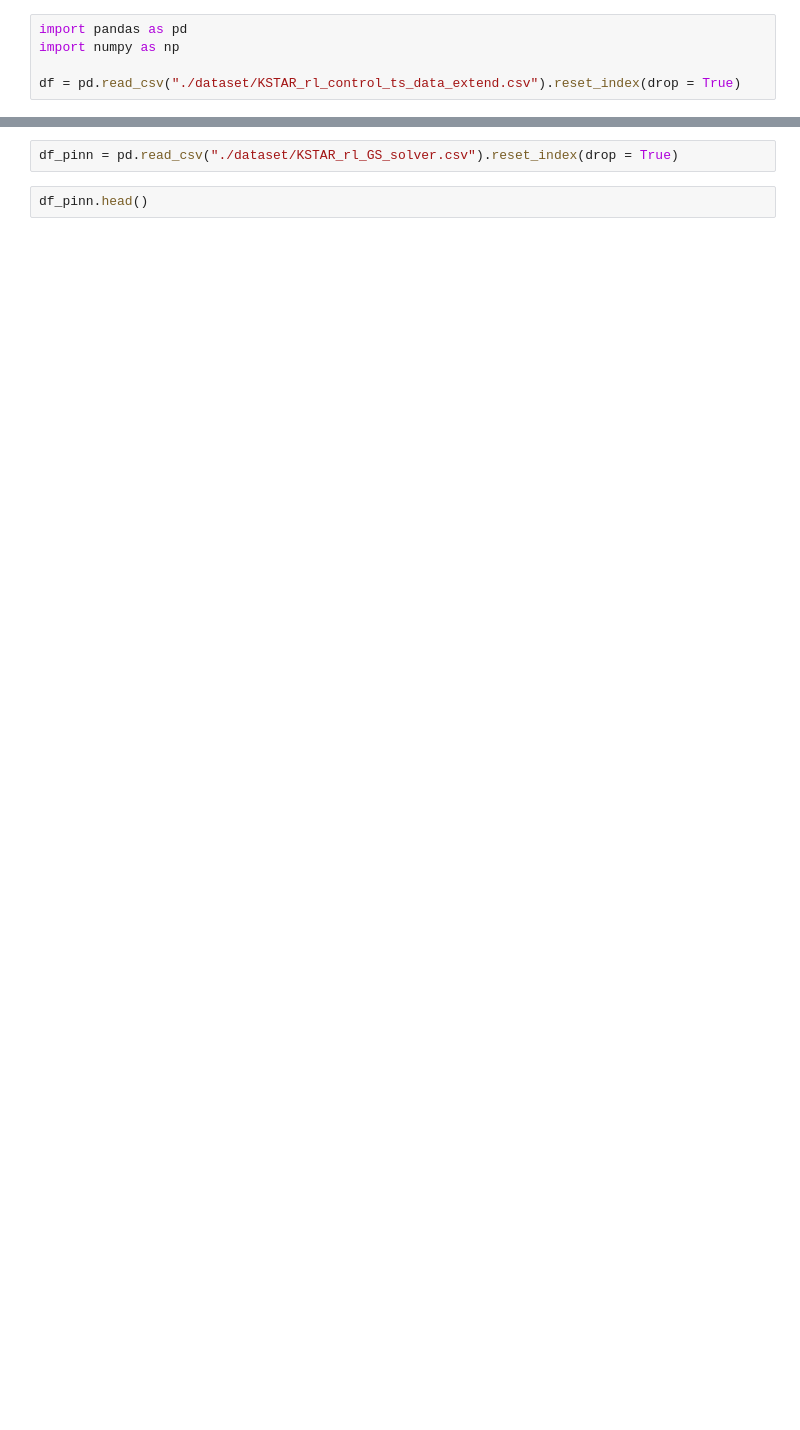
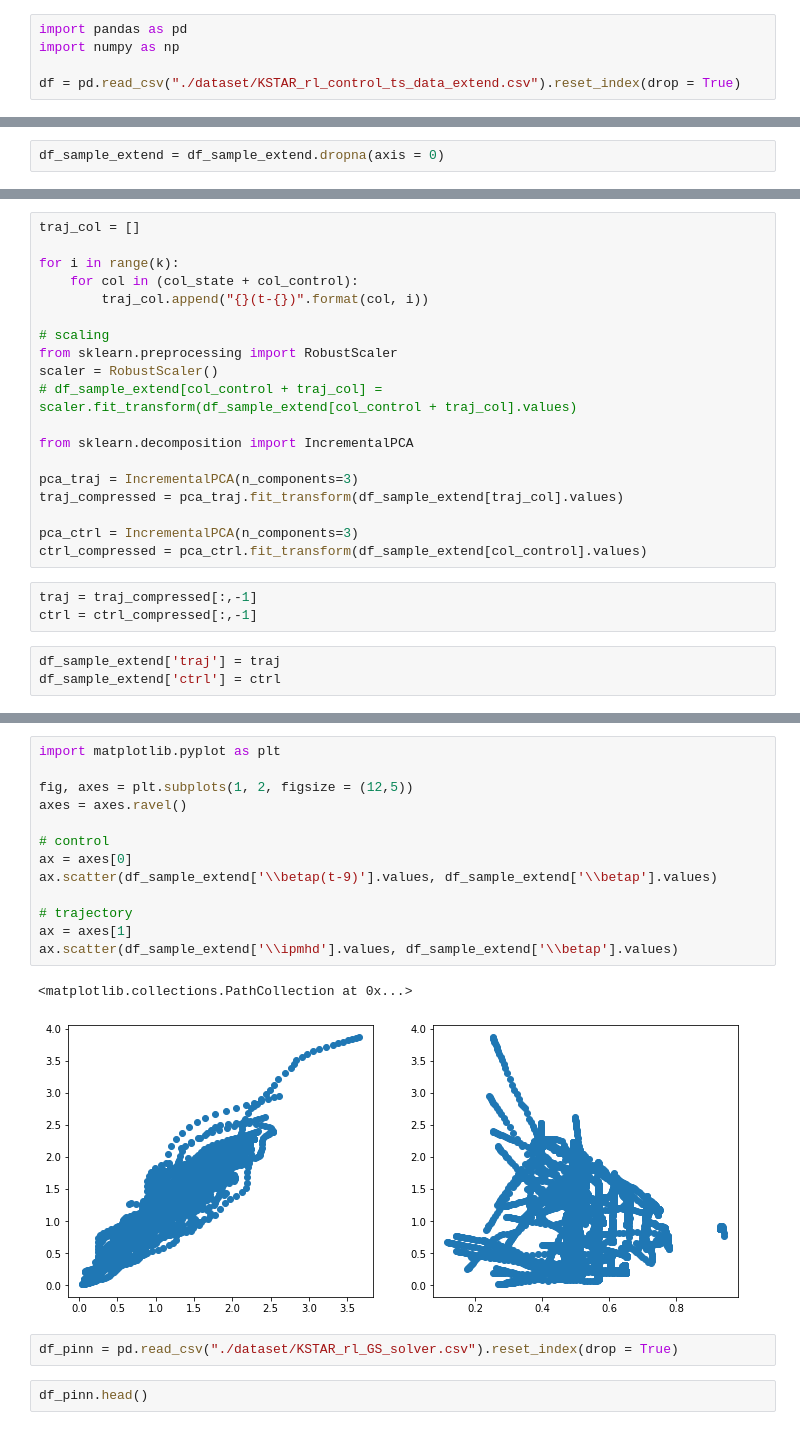
Before and after one commit to ZINZINBIN/Tokamak-Plasma-Operation-Control-based-on-RL, a Jupyter notebook: analysis/EDA.ipynb, the cells around one changed output, grey strips where cells are left out. Cells and saved outputs as stored; diff of their text form; blank space fills up the shorter version.

```diff
--- a/analysis/EDA.ipynb
+++ b/analysis/EDA.ipynb
@@ -69,0 +158,2 @@ Index(['Unnamed: 0', '\q0', 'time', '\q95', '\ipmhd', '\kappa', '\tritop',
+# %%
+df_sample_extend = df_sample_extend.dropna(axis = 0)
@@ -69,0 +188,25 @@ Index(['Unnamed: 0', '\q0', 'time', '\q95', '\ipmhd', '\kappa', '\tritop',
+# %%
+traj_col = []
+
+for i in range(k):
+    for col in (col_state + col_control):
+        traj_col.append("{}(t-{})".format(col, i))
+
+# scaling
+from sklearn.preprocessing import RobustScaler
+scaler = RobustScaler()
+# df_sample_extend[col_control + traj_col] = scaler.fit_transform(df_sample_extend[col_control + traj_col].values)
+
+from sklearn.decomposition import IncrementalPCA
+
+pca_traj = IncrementalPCA(n_components=3)
+traj_compressed = pca_traj.fit_transform(df_sample_extend[traj_col].values)
+
+pca_ctrl = IncrementalPCA(n_components=3)
+ctrl_compressed = pca_ctrl.fit_transform(df_sample_extend[col_control].values)
+# %%
+traj = traj_compressed[:,-1]
+ctrl = ctrl_compressed[:,-1]
+# %%
+df_sample_extend['traj'] = traj
+df_sample_extend['ctrl'] = ctrl
@@ -70,3 +228,19 @@ Index(['Unnamed: 0', '\q0', 'time', '\q95', '\ipmhd', '\kappa', '\tritop',
+# %%
+import matplotlib.pyplot as plt
+
+fig, axes = plt.subplots(1, 2, figsize = (12,5))
+axes = axes.ravel()
+
+# control
+ax = axes[0]
+ax.scatter(df_sample_extend['\\betap(t-9)'].values, df_sample_extend['\\betap'].values)
+
+# trajectory
+ax = axes[1]
+ax.scatter(df_sample_extend['\\ipmhd'].values, df_sample_extend['\\betap'].values)
+# %% [output]
+<matplotlib.collections.PathCollection at 0x...>
+[figure, added]
 # %%
 df_pinn = pd.read_csv("./dataset/KSTAR_rl_GS_solver.csv").reset_index(drop = True)
 # %%
```
Also changed, not shown: parts of 16 cells of this notebook, 16 other files.
